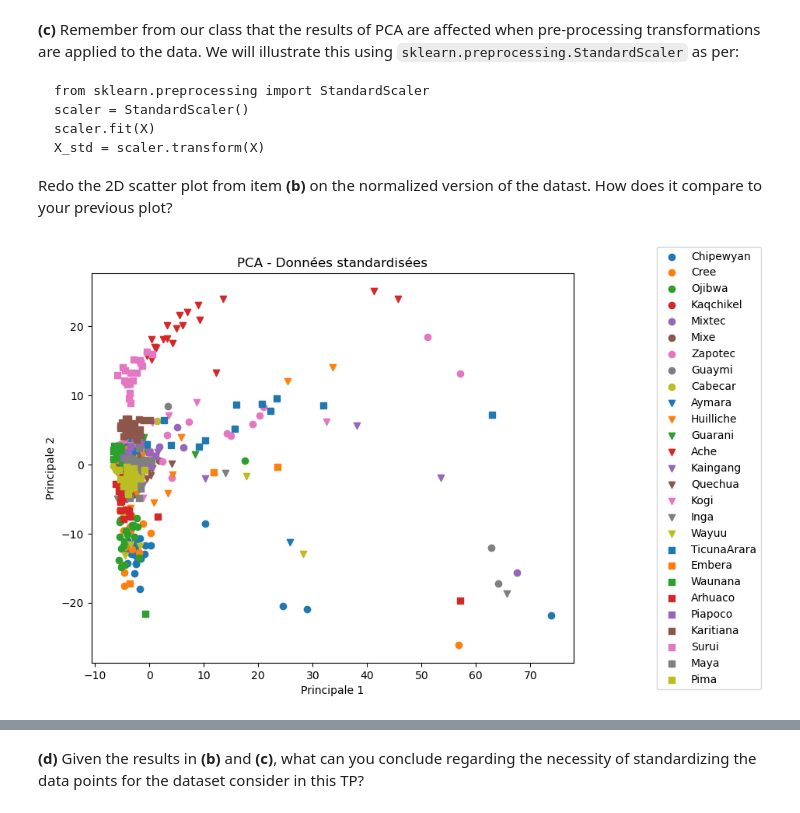
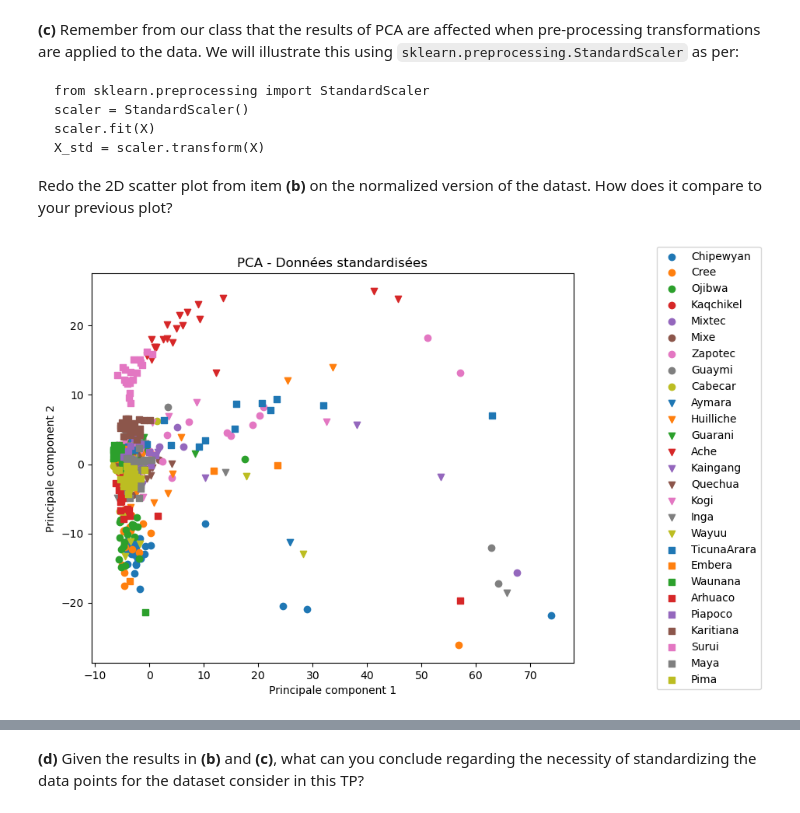
Before and after one commit to MarOuan20004/ISLA_TP, a Jupyter notebook: TP2/TP2.ipynb, the cells around one changed output, grey strips where cells are left out. Cells and saved outputs as stored; diff of their text form; code cells hidden in the pictures.

```diff
--- a/TP2/TP2.ipynb
+++ b/TP2/TP2.ipynb
@@ -244,24 +266,24 @@ X_std = scaler.transform(X)
 Redo the 2D scatter plot from item **(b)** on the normalized version of the datast. How does it compare to your previous plot?
 # %%
 from sklearn.preprocessing import StandardScaler
-
 scaler = StandardScaler()
-X_std = scaler.fit_transform(X)
+scaler.fit(X)
+X_std = scaler.transform(X)
 
 pca_std = PCA(n_components=2)
 X_pca_std = pca_std.fit_transform(X_std)
 
 # Création du plot
 fig, ax = plt.subplots(figsize=(8.0, 6.5))
 for i, tribe in enumerate(gdf['Pop'].unique()):
     idx = (gdf['Pop'] == tribe).values
     ax.scatter(X_pca_std[idx, 0], X_pca_std[idx, 1],
                marker=marker_list[i//9],
                color=colors_list[i%9], label=tribe)
 ax.legend(loc='center right', bbox_to_anchor=(1.4, 0.5))
 ax.set_title('PCA - Données standardisées')
-ax.set_xlabel('Principale 1')
-ax.set_ylabel('Principale 2')
+ax.set_xlabel('Principale component 1')
+ax.set_ylabel('Principale component 2')
 plt.show()
 # %% [output]
-[figure, old version]
+[figure, new version]
```
Also changed, not shown: parts of 15 cells of this notebook.
